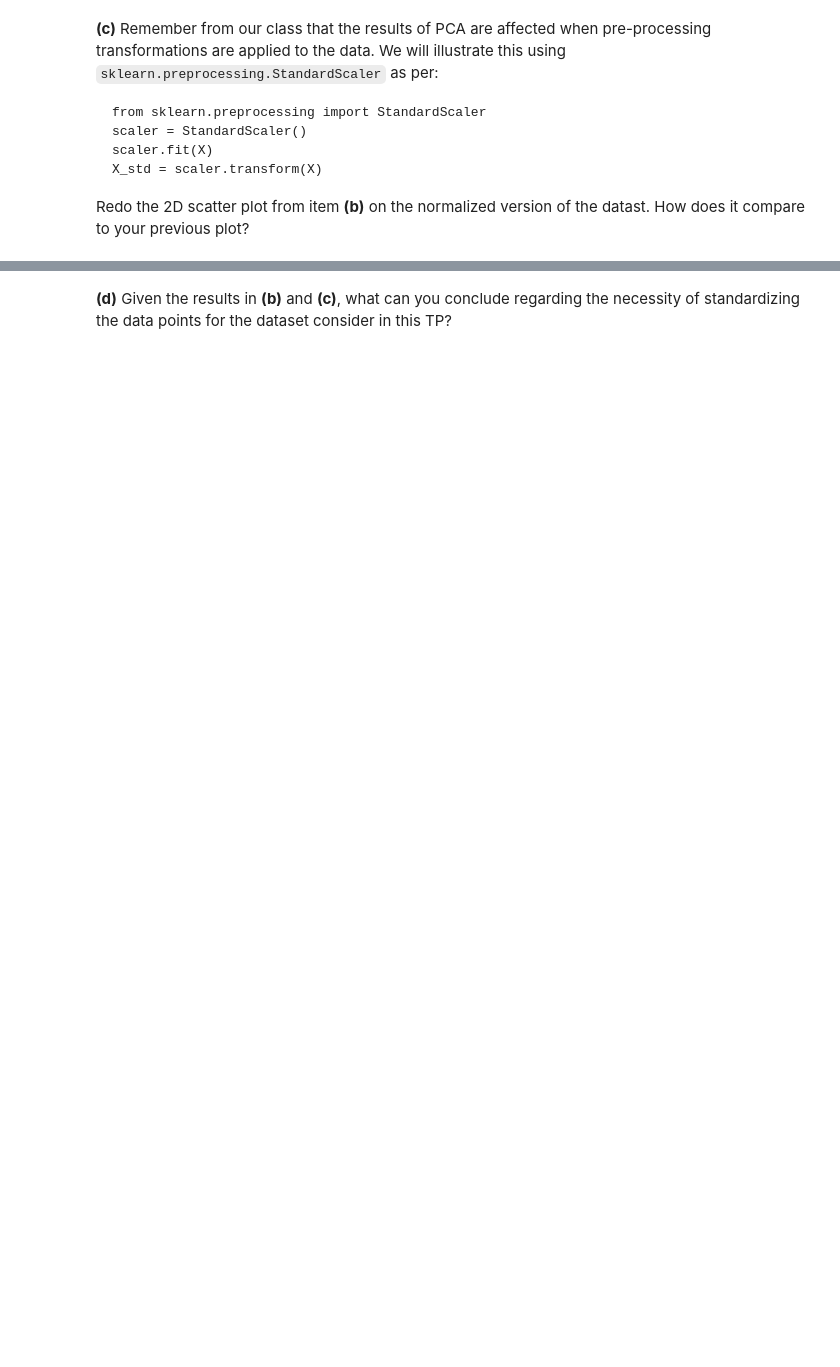
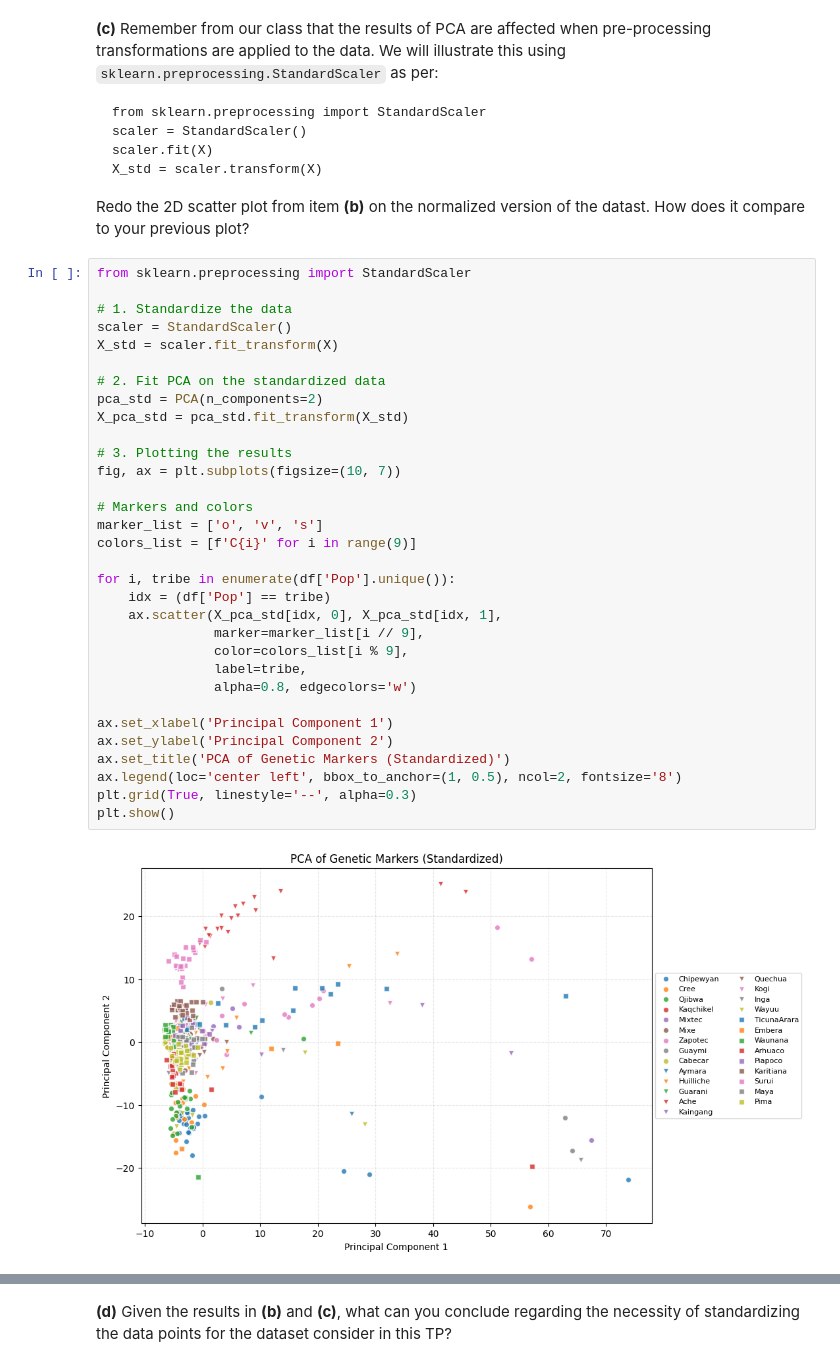
Before and after one commit to Macxsime/ISLA-reports-group32, a Jupyter notebook: TP2/TP2.ipynb, the cells around one changed output, grey strips where cells are left out. Drawn from its saved outputs; the diff is of its cells as text; blank space fills up the shorter version.

````diff
--- a/TP2/TP2.ipynb
+++ b/TP2/TP2.ipynb
@@ -160,3 +265,37 @@ scaler.fit(X)
 X_std = scaler.transform(X)
 ```
 Redo the 2D scatter plot from item **(b)** on the normalized version of the datast. How does it compare to your previous plot?
+# %%
+from sklearn.preprocessing import StandardScaler
+
+# 1. Standardize the data
+scaler = StandardScaler()
+X_std = scaler.fit_transform(X)
+
+# 2. Fit PCA on the standardized data
+pca_std = PCA(n_components=2)
+X_pca_std = pca_std.fit_transform(X_std)
+
+# 3. Plotting the results
+fig, ax = plt.subplots(figsize=(10, 7))
+
+# Markers and colors
+marker_list = ['o', 'v', 's']
+colors_list = [f'C{i}' for i in range(9)]
+
+for i, tribe in enumerate(df['Pop'].unique()):
+    idx = (df['Pop'] == tribe)
+    ax.scatter(X_pca_std[idx, 0], X_pca_std[idx, 1],
+               marker=marker_list[i // 9],
+               color=colors_list[i % 9],
+               label=tribe,
+               alpha=0.8, edgecolors='w')
+
+ax.set_xlabel('Principal Component 1')
+ax.set_ylabel('Principal Component 2')
+ax.set_title('PCA of Genetic Markers (Standardized)')
+ax.legend(loc='center left', bbox_to_anchor=(1, 0.5), ncol=2, fontsize='8')
+plt.grid(True, linestyle='--', alpha=0.3)
+plt.show()
+# %% [output]
+[figure, added]
````
Also changed, not shown: parts of 14 cells of this notebook.
